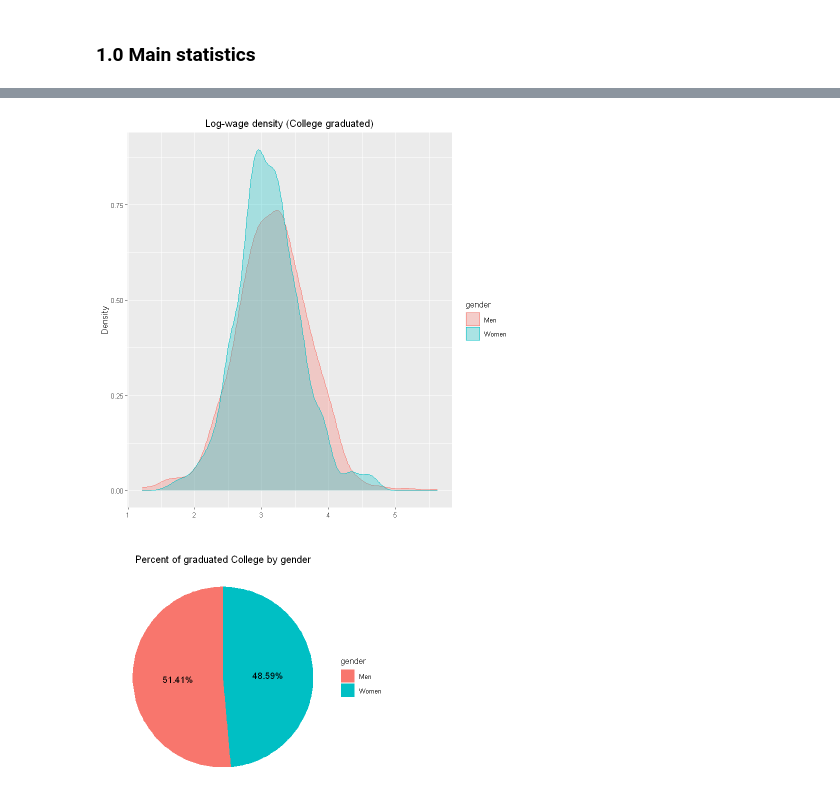
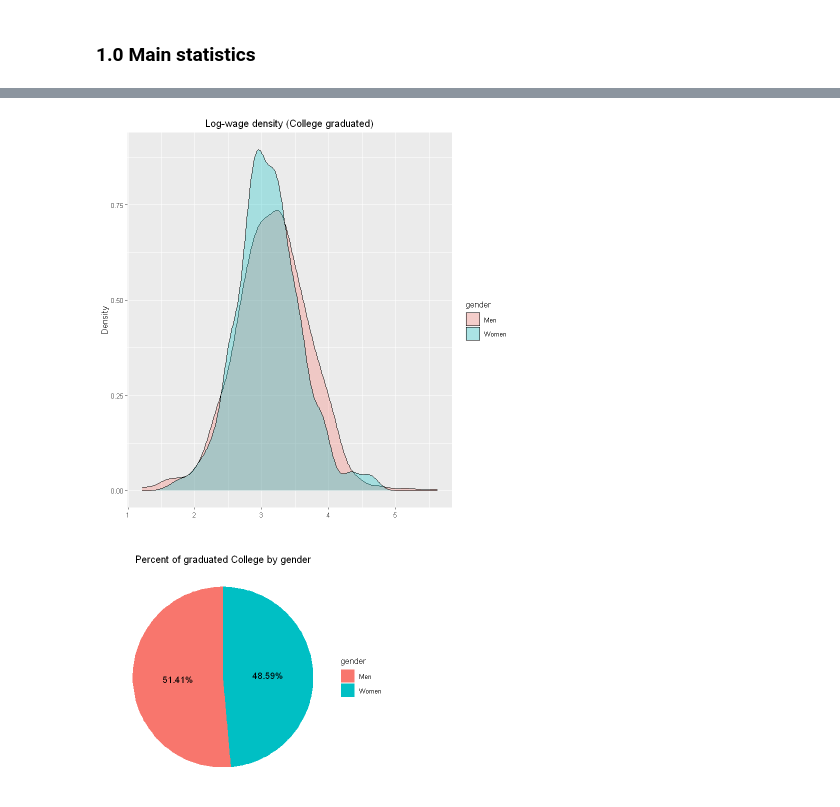
Before and after one commit to Robertopucp/1ECO35_R_PYTHON, a Jupyter notebook: Laboratorios/Lab7/Lab_3_R.ipynb, the cells around one changed output, grey strips where cells are left out. Cells and saved outputs as stored; diff of their text form; code cells hidden in the pictures.

```diff
--- a/Laboratorios/Lab7/Lab_3_R.ipynb
+++ b/Laboratorios/Lab7/Lab_3_R.ipynb
@@ -22,3 +56,5 @@ A data.frame: 6 × 20
+# %%
+data$occ2 <- as.numeric(occ2)
 # %%
 # Focus on the subset of college-educated workers
 
@@ -56,12 +94,12 @@ labs(x = "",
 # %%
 data %>% filter(clg == 1) %>%
 ggplot(aes(x=lwage, fill = gender , colour=gender)) +
-  geom_density(alpha=0.3) +
+  geom_density(alpha=0.3, color = "black") +
 ggtitle("Log-wage density (College graduated)") + theme(text=element_text(size =10), plot.title = element_text(hjust = 0.5)) +
 labs(x = "",
      y = "Density")
 # %% [output]
-[figure, old version]
+[figure, new version]
 # %%
 options(repr.plot.width = 5, repr.plot.height =4)
 
```
Also changed, not shown: parts of 27 cells of this notebook, 7 other files.
